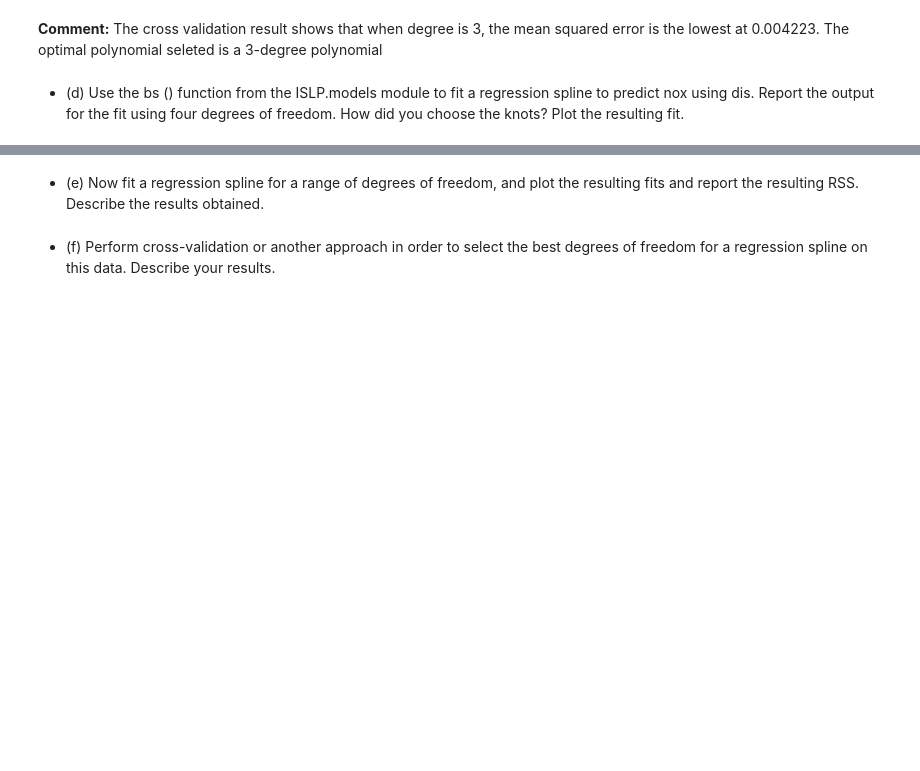
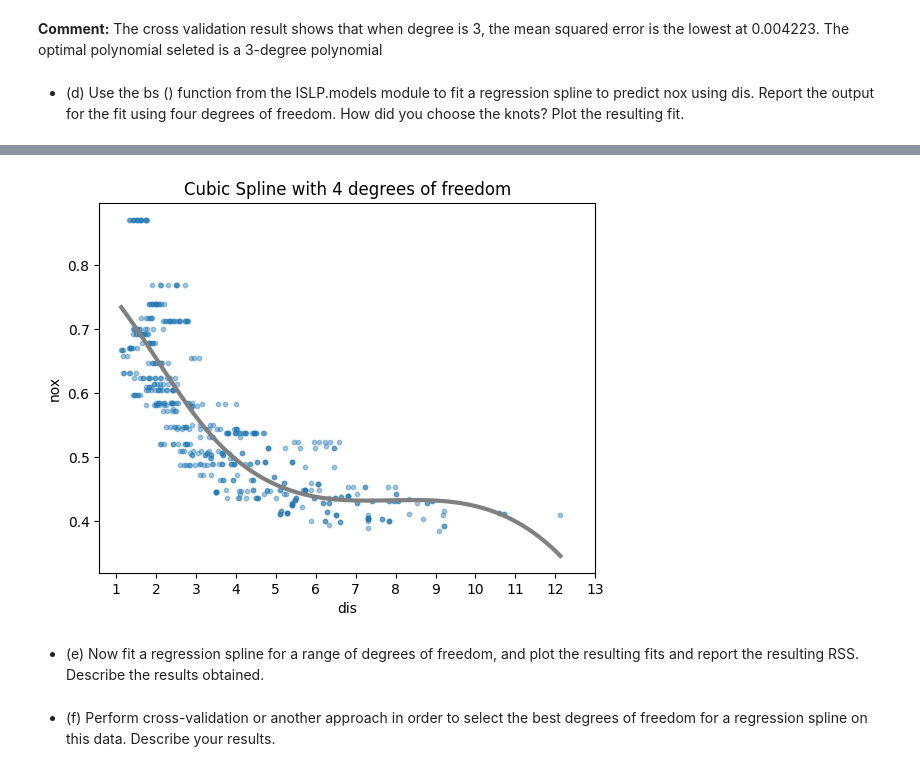
Before and after one commit to mw1296/DSAN5300, a Jupyter notebook: homeworks/HW-3/HW-3.ipynb, the cells around one changed output, grey strips where cells are left out. Cells and saved outputs as stored; diff of their text form; code cells hidden in the pictures; blank space fills up the shorter version.

```diff
--- a/homeworks/HW-3/HW-3.ipynb
+++ b/homeworks/HW-3/HW-3.ipynb
@@ -1244,3 +1244,13 @@ The cross validation MSE for each model is:
 **Comment:** The cross validation result shows that when degree is 3, the mean squared error is the lowest at 0.004223. The optimal polynomial seleted is a 3-degree polynomial
 # %% [markdown]
 * (d) Use the bs () function from the ISLP.models module to fit a regression spline to predict nox using dis. Report the output for the fit using four degrees of freedom. How did you choose the knots? Plot the resulting fit.
+# %%
+from ISLP.models import bs
+
+# create a four degrees of freedom cubic spline basis for dis
+X = MS([bs('dis', df=4)]).fit_transform(Boston)
+y = Boston['nox'] # define y
+
+# fit regreesion model
+model = sm.OLS(y, X).fit()
+print(model.summary())
@@ -1247,3 +1275,28 @@ The cross validation MSE for each model is:
+# %%
+import numpy as np
+# create a smooth vector of dis for prediction
+dis_grid = np.linspace(Boston['dis'].min(), Boston['dis'].max(), 200)
+
+# build predictions of X using the spline transformations used to build the model
+X_pred = MS([bs('dis', df=4)]).fit(Boston).transform(
+    pd.DataFrame({'dis': dis_grid})
+)
+
+# predict y using the fitted model and the X_pred generated above
+y_pred = model.predict(X_pred)
+# %%
+import matplotlib.pyplot as plt
+
+# plot the resulting fit
+plt.scatter(Boston['dis'], y, s=10, alpha=0.4)
+plt.plot(dis_grid, y_pred, color='grey', linewidth=3)
+plt.xlabel("dis")
+plt.ylabel("nox")
+plt.title('Cubic Spline with 4 degrees of freedom')
+plt.xticks(np.arange(np.floor(Boston['dis'].min()), np.ceil(Boston['dis'].max()) + 1, 1))
+plt.show()
+# %% [output]
+[figure, added]
 # %% [markdown]
 * (e) Now fit a regression spline for a range of degrees of freedom, and plot the resulting fits and report the resulting RSS. Describe the results obtained.
 # %% [markdown]
```
Also changed, not shown: parts of 1 cell of this notebook.
